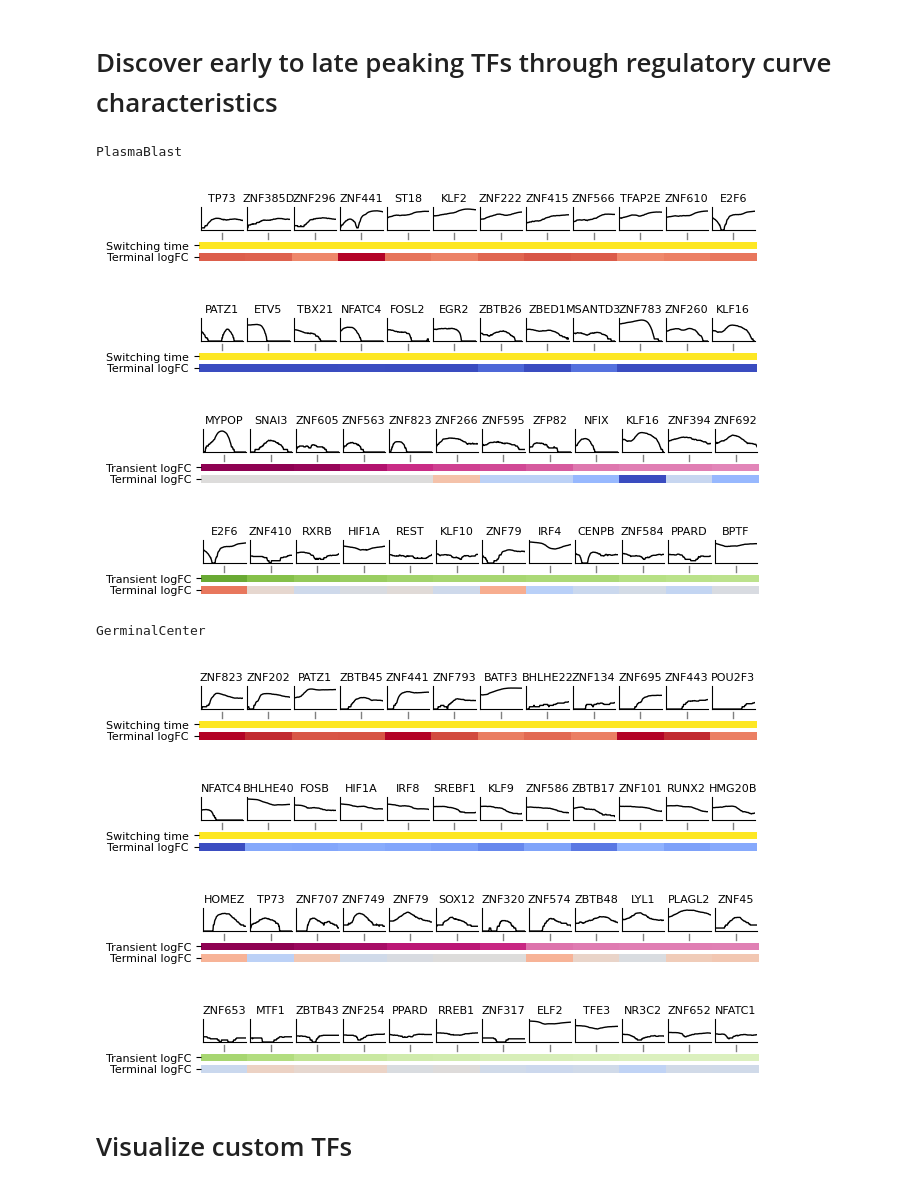
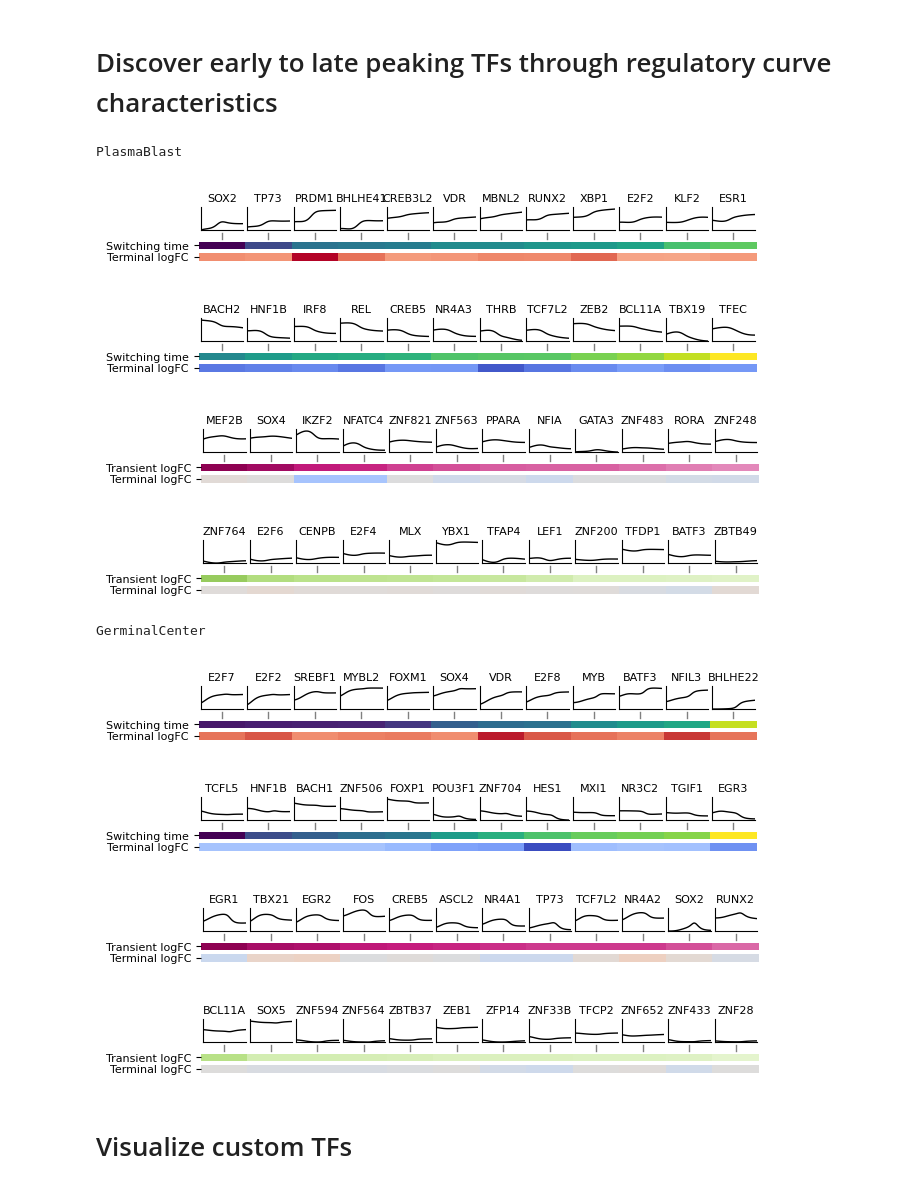
Before and after one commit to sachha-naksha/B_Cell_States, a Jupyter notebook: multiome_dynamic_regulation/py_scripts/analysis/global_grn_dynamics.ipynb, the cells around one changed output. Drawn from its saved outputs; the diff is of its cells as text; code cells hidden in the pictures.

```diff
--- a/multiome_dynamic_regulation/py_scripts/analysis/global_grn_dynamics.ipynb
+++ b/multiome_dynamic_regulation/py_scripts/analysis/global_grn_dynamics.ipynb
@@ -22,45 +22,29 @@ pb_with_actb_indices = abc_window_indices + pb_window_indices
 gc_with_actb_indices = abc_window_indices + gc_window_indices
 # %% [markdown]
 # Discover early to late peaking TFs through regulatory curve characteristics
-# %%
-# Removes CPU usage limit by some jupyter versions
-import os
-os.environ['KMP_AFFINITY'] = ''
-# Configure matplotlib to enable large animations
-import matplotlib
-matplotlib.rcParams['animation.embed_limit'] = 2**128
-import matplotlib.pyplot as plt
-# Prepare trajectory files
-import pandas as pd
 # %%
 #Trajectory branch defined as (starting node, ending node) from trajectory inference
 #See main1.ipynb
 branches={
 	'PlasmaBlast':(0,2),
-	'GerminalCenter':(0,3)
-}
-#Value range for coloring
-vrange={
-	'Terminal logFC':[-4.5,4.5],
-	'Transient logFC':[-1.5,1.5],
-	'Switching time':[0.00001,0.003],
+	'GerminalCenter':(1,3)
 }
 
 for branchname in branches:
 	print(branchname)
-	figs=dictys_dynamic_object.draw_discover(*branches[branchname],ntops=(12,12,12,12),num=100,dist=0.0005,vrange=vrange)
+	figs=dictys_dynamic_object.draw_discover(*branches[branchname],ntops=(12,12,12,12),num=100,dist=0.0005,mode='TF_expression')
 	plt.show()
 # %% [output]
 PlasmaBlast
-[figure, old version]
+[figure, new version]
-[figure, old version]
+[figure, new version]
-[figure, old version]
+[figure, new version]
-[figure, old version]
+[figure, new version]
 GerminalCenter
-[figure, old version]
+[figure, new version]
-[figure, old version]
+[figure, new version]
-[figure, old version]
+[figure, new version]
-[figure, old version]
+[figure, new version]
 # %% [markdown]
 # Visualize custom TFs
 # %%
```
Also changed, not shown: parts of 4 cells of this notebook, 3 other files.
